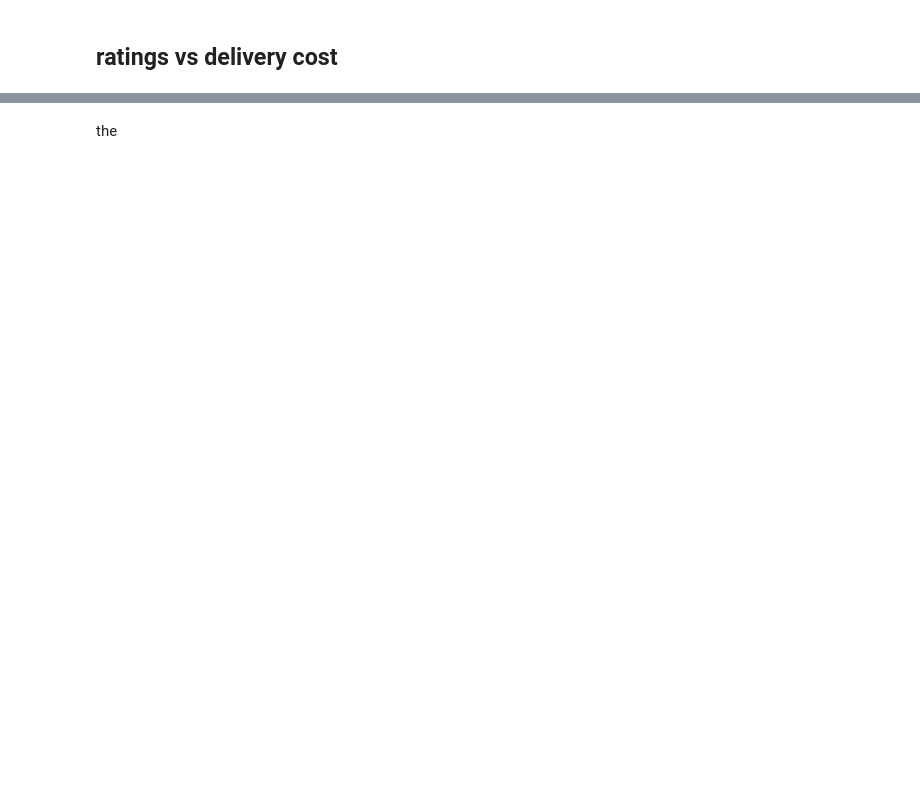
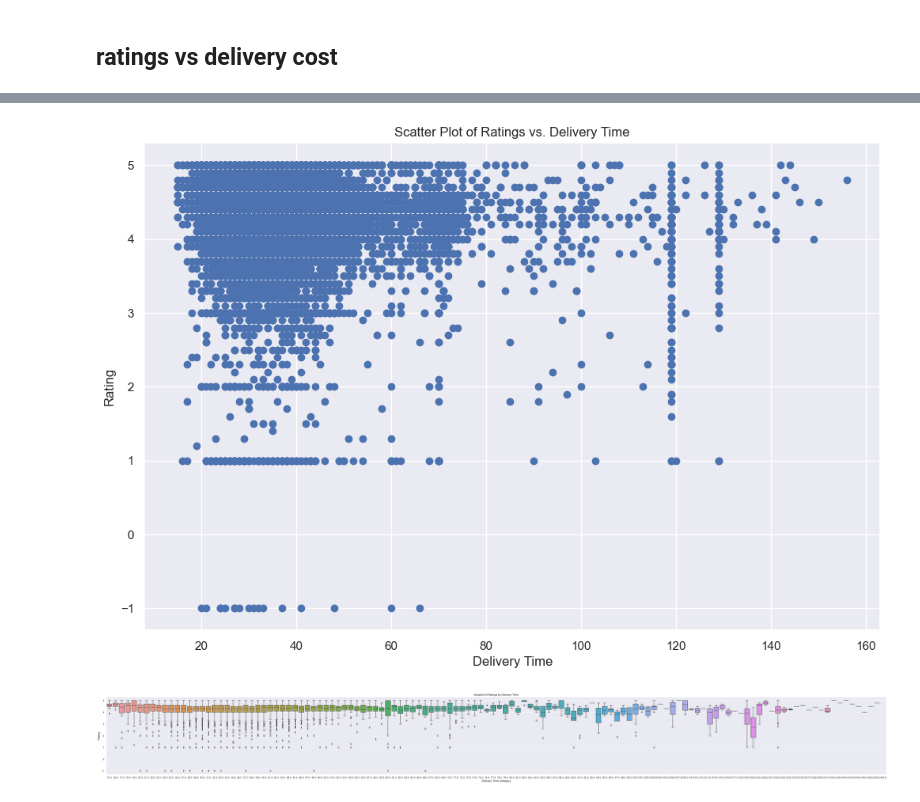
Before and after one commit to KCCHONG1997/ntu-grabsg-datasci-miniproject, a Jupyter notebook: Correlation Analysis.ipynb, the cells around one changed output, grey strips where cells are left out. Saved outputs shown, nothing was run; the diff lists cells and outputs as text; code cells hidden in the pictures; blank space fills up the shorter version.

```diff
--- a/Correlation Analysis.ipynb
+++ b/Correlation Analysis.ipynb
@@ -96,22 +90,11 @@ rating             -0.000057  1.000000
 # %%
-# rating = pd.DataFrame(data['rating'])
-# delivery_time = pd.DataFrame(data['delivery_time'])
-
-# jointDF = pd.concat([delivery_time, rating], axis = 1).reindex(delivery_time.index)
-# jointDF
-
 rating = pd.DataFrame(data['rating'])
 delivery_time = pd.DataFrame(data['delivery_time'])
 
-# Concatenate the DataFrames
-jointDF = pd.concat([delivery_time, rating], axis=1)
+jointDF = pd.concat([delivery_time, rating], axis = 1).reindex(delivery_time.index)
+jointDF
 
-# Remove rows with NULL ratings
-jointDF = jointDF.dropna(subset=['rating'])
-
-# Reset index after dropping rows
-jointDF = jointDF.reset_index(drop=True)
-
-# Display the joint DataFrame without NULL ratings
-print(jointDF)
+jointDF.dropna(inplace=True)  #remove null rows
+cleaned_jointDF = jointDF.dropna()
+cleaned_jointDF
 # %% [output]
@@ -267,2 +114,22 @@ Mean Squared Error (MSE)        : 0.3571785933506205
-# %% [markdown]
-the
+# %%
+import matplotlib.pyplot as plt
+import seaborn as sns
+
+# Scatter plot
+plt.figure(figsize=(12, 8))
+plt.scatter(cleaned_jointDF['delivery_time'], cleaned_jointDF['rating'])
+plt.xlabel('Delivery Time')
+plt.ylabel('Rating')
+plt.title('Scatter Plot of Ratings vs. Delivery Time')
+plt.show()
+
+# Boxplot
+plt.figure(figsize=(60, 6))
+sns.boxplot(x='delivery_time', y='rating', data=data)
+plt.xlabel('Delivery Time Category')
+plt.ylabel('Rating')
+plt.title('Boxplot of Ratings by Delivery Time')
+plt.show()
+# %% [output]
+[figure, added]
+[figure, added]
```
Also changed, not shown: parts of 20 cells of this notebook.
